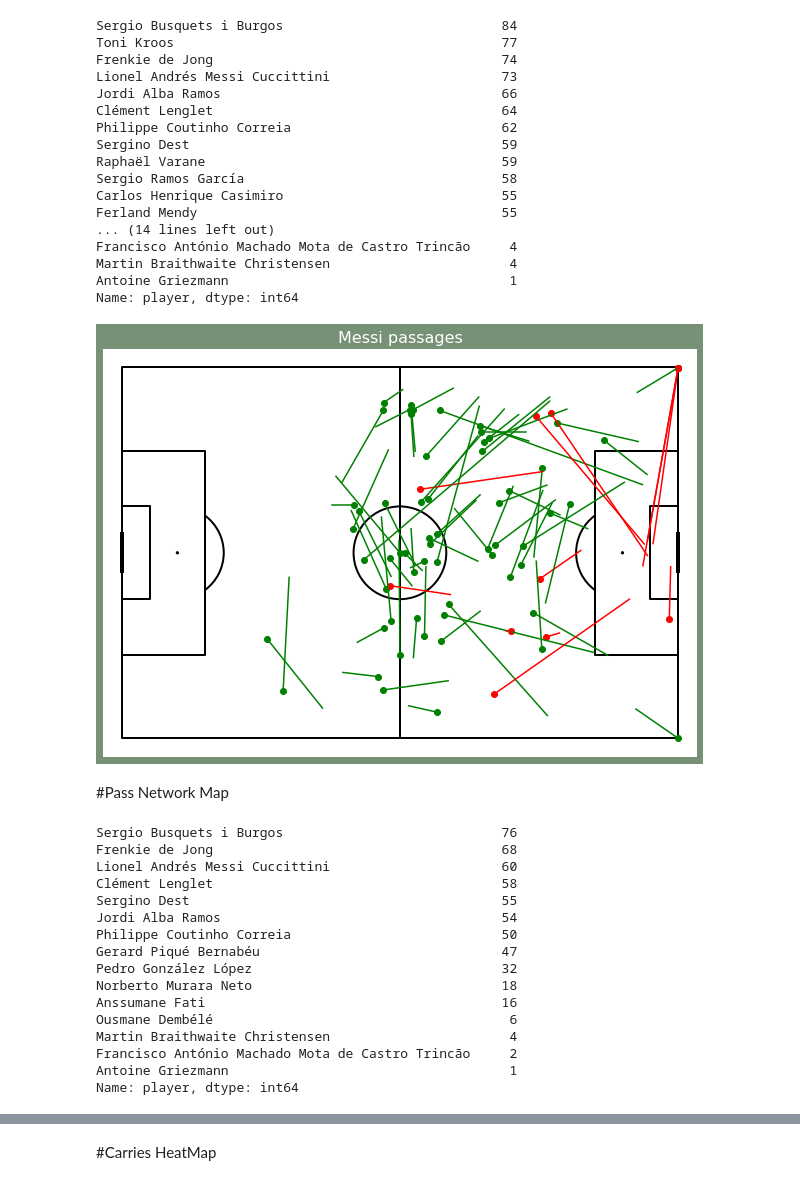
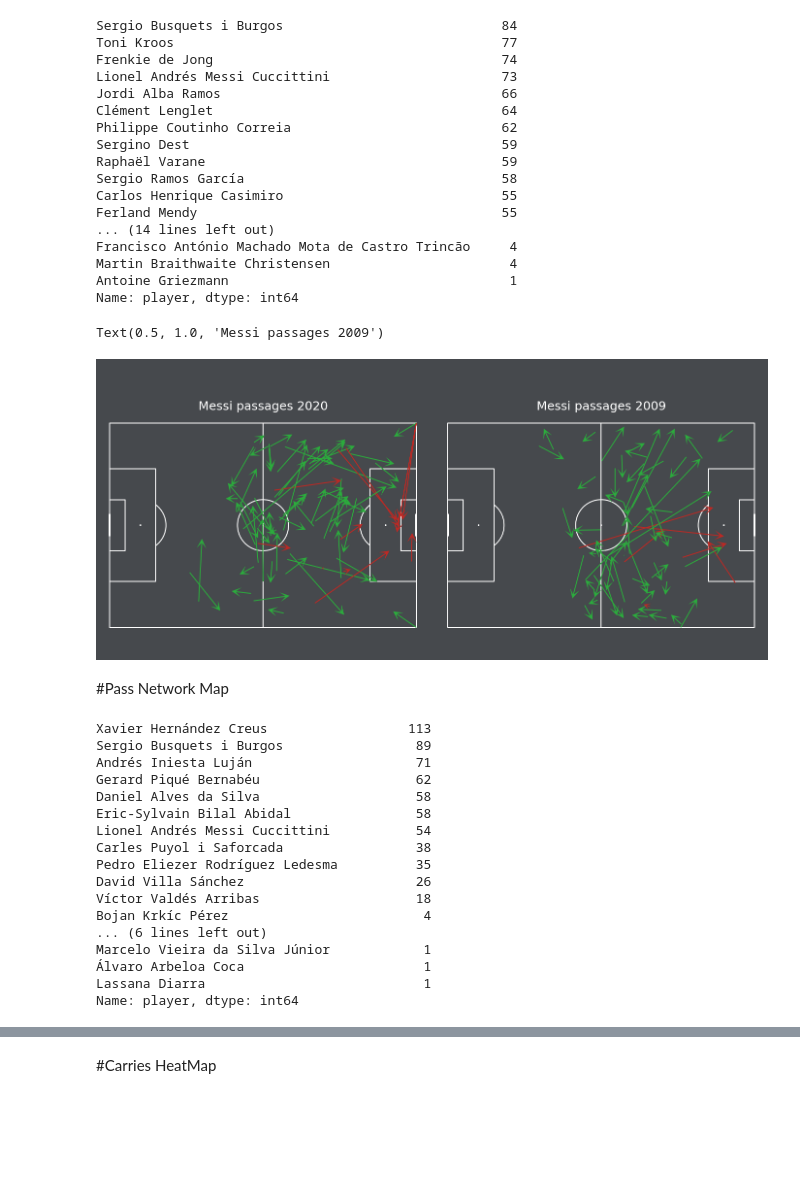
Before and after one commit to gianmarcozironelli/statsbomb_project, a Jupyter notebook: sb_project.ipynb, the cells around one changed output, grey strips where cells are left out. Saved outputs shown, nothing was run; the diff lists cells and outputs as text; code cells hidden in the pictures; blank space fills up the shorter version.

```diff
--- a/sb_project.ipynb
+++ b/sb_project.ipynb
@@ -388,7 +390,6 @@ Martin Braithwaite Christensen                       4
 Antoine Griezmann                                    1
 Name: player, dtype: int64
 # %%
-pitch = Pitch(pitch_type='statsbomb', pitch_color='#ffffff', line_color='#000000')
 fig, ax = pitch.draw(figsize=(12, 6), constrained_layout=True, tight_layout=False)
 fig.set_facecolor('#769176')
 
@@ -402,8 +403,43 @@ for ind in pass_df.index:
          plt.scatter(pass_df['xstart'][ind],pass_df['ystart'][ind], color='red')
 
     plt.title('Messi passages',color='white',size=16)
-# %% [output]
-[figure, removed]
+# %%
+fig, axs = pitch.grid(ncols=2, axis=False, endnote_height=0.05)
+fig.set_facecolor('#46494d')
+
+#2020
+for ind in pass_df.index:
+    if pass_df['player'][ind] == 'Lionel Andrés Messi Cuccittini' and pass_df['pass_outcome'][ind] == 'Complete':
+         pitch.arrows((pass_df['xstart'][ind]),(pass_df['ystart'][ind]),
+                      (pass_df['xend'][ind]) ,(pass_df['yend'][ind]),
+                       width=2,headwidth=10, headlength=10, color='#2cab3d',
+                       ax=axs['pitch'][0], label='completed passes')
+
+    if pass_df['player'][ind] == 'Lionel Andrés Messi Cuccittini' and pass_df['pass_outcome'][ind] == 'Incomplete':
+         pitch.arrows((pass_df['xstart'][ind]),(pass_df['ystart'][ind]),
+                      (pass_df['xend'][ind]) ,(pass_df['yend'][ind]),
+                       width=2,headwidth=10, headlength=10, color='#bd2924',
+                       ax=axs['pitch'][0], label='other passes')
+
+#2009
+for ind in pass2_df.index:
+    if pass2_df['player'][ind] == 'Lionel Andrés Messi Cuccittini' and pass2_df['pass_outcome'][ind] == 'Complete':
+         pitch.arrows((pass2_df['xstart'][ind]),(pass2_df['ystart'][ind]),
+                      (pass2_df['xend'][ind]) ,(pass2_df['yend'][ind]),
+                       width=2,headwidth=10, headlength=10, color='#2cab3d',
+                       ax=axs['pitch'][1], label='completed passes')
+
+    if pass2_df['player'][ind] == 'Lionel Andrés Messi Cuccittini' and pass2_df['pass_outcome'][ind] == 'Incomplete':
+         pitch.arrows((pass2_df['xstart'][ind]),(pass2_df['ystart'][ind]),
+                      (pass2_df['xend'][ind]) ,(pass2_df['yend'][ind]),
+                       width=2,headwidth=10, headlength=10, color='#bd2924',
+                       ax=axs['pitch'][1], label='other passes')
+
+axs['pitch'][0].set_title('Messi passages 2020' ,color='white',size=25)
+axs['pitch'][1].set_title('Messi passages 2009' ,color='white',size=25)
+# %% [output]
+Text(0.5, 1.0, 'Messi passages 2009')
+[figure, added]
 # %% [markdown]
 #Pass Network Map
 # %%
@@ -418,22 +458,23 @@ barca_pass_df['recipient'] = barca_pass_df['player'].shift(-1)
 # %%
 #the number of players to represent has to be = 11
-barca_pass_df['player'].value_counts()
+barca_pass2_df['player'].value_counts()
 # %% [output]
-Sergio Busquets i Burgos                            76
-Frenkie de Jong                                     68
-Lionel Andrés Messi Cuccittini                      60
-Clément Lenglet                                     58
-Sergino Dest                                        55
-Jordi Alba Ramos                                    54
-Philippe Coutinho Correia                           50
-Gerard Piqué Bernabéu                               47
-Pedro González López                                32
-Norberto Murara Neto                                18
-Anssumane Fati                                      16
-Ousmane Dembélé                                      6
-Martin Braithwaite Christensen                       4
-Francisco António Machado Mota de Castro Trincão     2
-Antoine Griezmann                                    1
+Xavier Hernández Creus                  113
+Sergio Busquets i Burgos                 89
+Andrés Iniesta Luján                     71
+Gerard Piqué Bernabéu                    62
+Daniel Alves da Silva                    58
+Eric-Sylvain Bilal Abidal                58
+Lionel Andrés Messi Cuccittini           54
+Carles Puyol i Saforcada                 38
+Pedro Eliezer Rodríguez Ledesma          35
+David Villa Sánchez                      26
+Víctor Valdés Arribas                    18
+Bojan Krkíc Pérez                         4
+... (6 lines left out)
+Marcelo Vieira da Silva Júnior            1
+Álvaro Arbeloa Coca                       1
+Lassana Diarra                            1
 Name: player, dtype: int64
 # %%
 substitution_df = events_df[events_df['type']=='Substitution']
```
Also changed, not shown: parts of 23 cells of this notebook.
